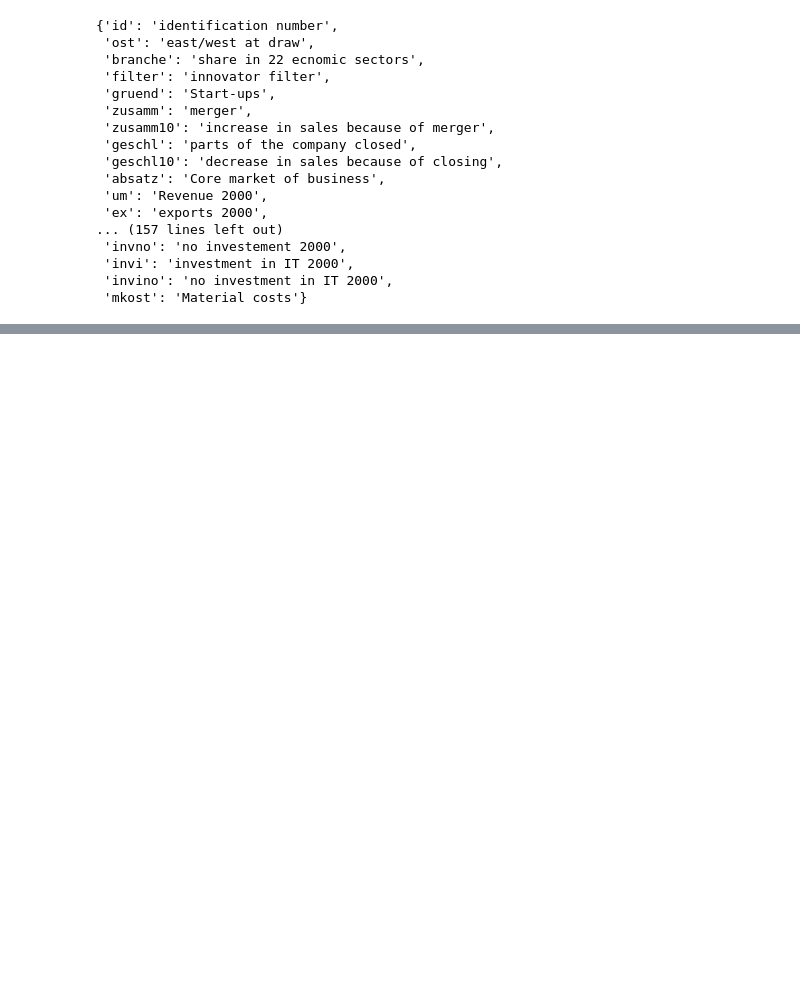
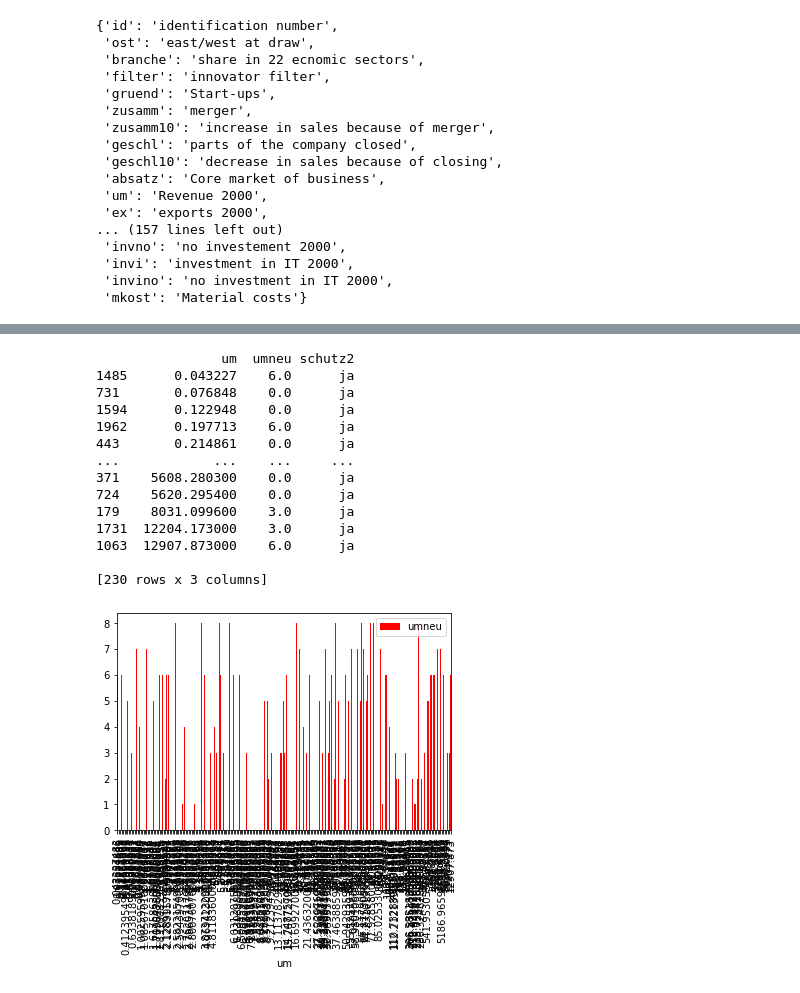
Before and after one commit to limarizon/Economics-and-Innovation-of-IP-Practica, a Jupyter notebook: script.ipynb, the cells around one changed output, grey strips where cells are left out. Drawn from its saved outputs; the diff is of its cells as text; code cells hidden in the pictures; blank space fills up the shorter version.

```diff
--- a/script.ipynb
+++ b/script.ipynb
@@ -188,0 +173,4 @@ patentAnalysis.plot(kind='bar', x='branche', y= 'umneu', color='red')
+# %%
+dataSet['branche'].value_counts()
+df = dataSet.filter(items=['um', 'umneu', 'schutz2'])
+print(df)
@@ -188,0 +209,35 @@ patentAnalysis.plot(kind='bar', x='branche', y= 'umneu', color='red')
+# %%
+#Prototype
+#df['schutz2'].dropna()
+
+schutz2 = df['schutz2'].dropna()
+
+dfSchutz2IPTrue = df.loc[df['schutz2']=='ja']
+
+dfSchutz2IPTrue = dfSchutz2IPTrue.replace(['x=0','0<x<5','5<=x<10','10<=x<15','15<=x<20',
+                                           '20<=x<30','30<=x<50', '50<=x<75', '75<=x<=100'],
+                                          [0,1,2,3,4,5,6,7,8])
+
+dfSchutz2IPTrue['umneu'].fillna(0, inplace=True)
+dfSchutz2IPTrue['um'].fillna(0, inplace=True)
+dfSchutz2IPTrue = dfSchutz2IPTrue.sort_values(by=['um'], ascending=True)
+print(dfSchutz2IPTrue)
+dfSchutz2IPTrue.plot(kind='bar', x='um', y= 'umneu', color='red')
+
+plt.show()
+# %% [output]
+                um  umneu schutz2
+1485      0.043227    6.0      ja
+731       0.076848    0.0      ja
+1594      0.122948    0.0      ja
+1962      0.197713    6.0      ja
+443       0.214861    0.0      ja
+...            ...    ...     ...
+371    5608.280300    0.0      ja
+724    5620.295400    0.0      ja
+179    8031.099600    3.0      ja
+1731  12204.173000    3.0      ja
+1063  12907.873000    6.0      ja
+
+[230 rows x 3 columns]
+[figure, added]
```
Also changed, not shown: parts of 16 cells of this notebook.
